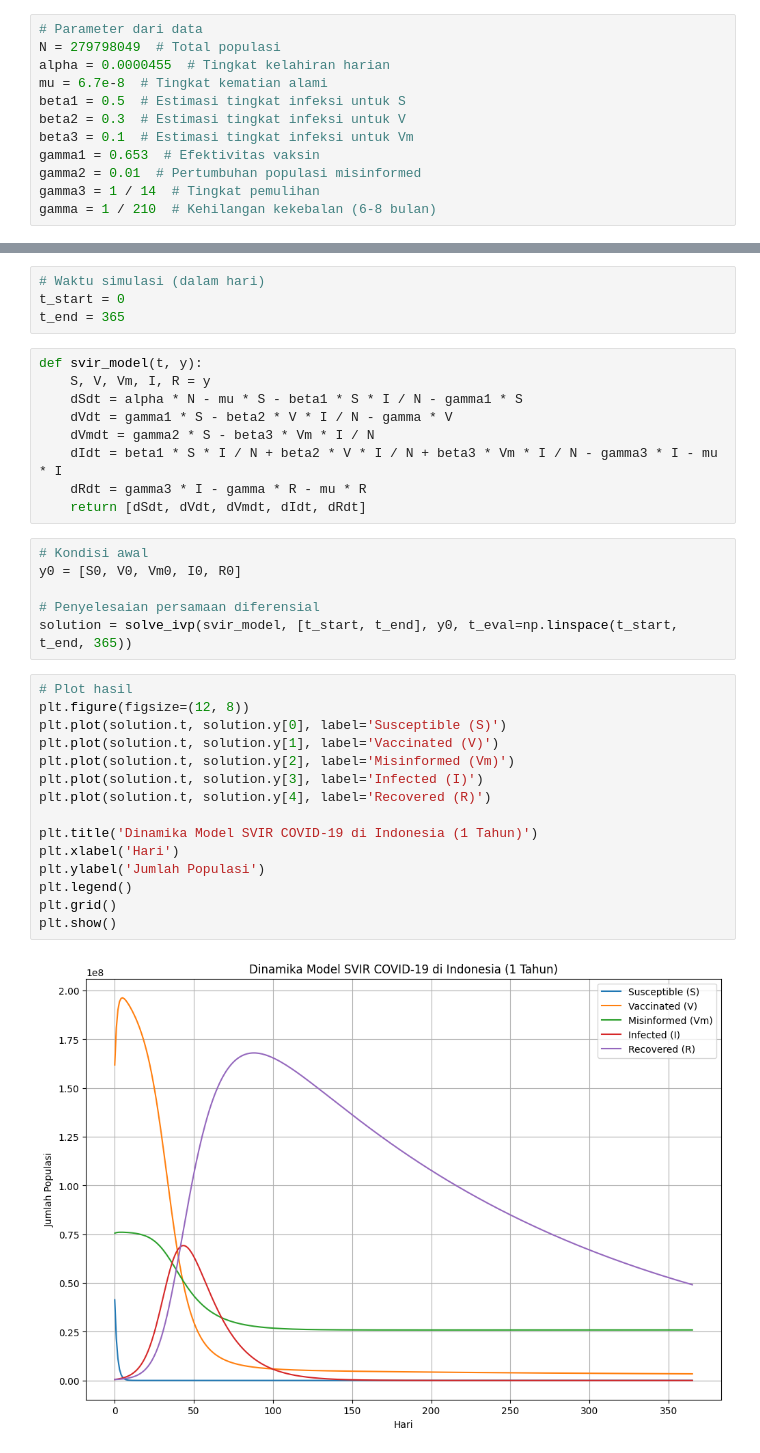
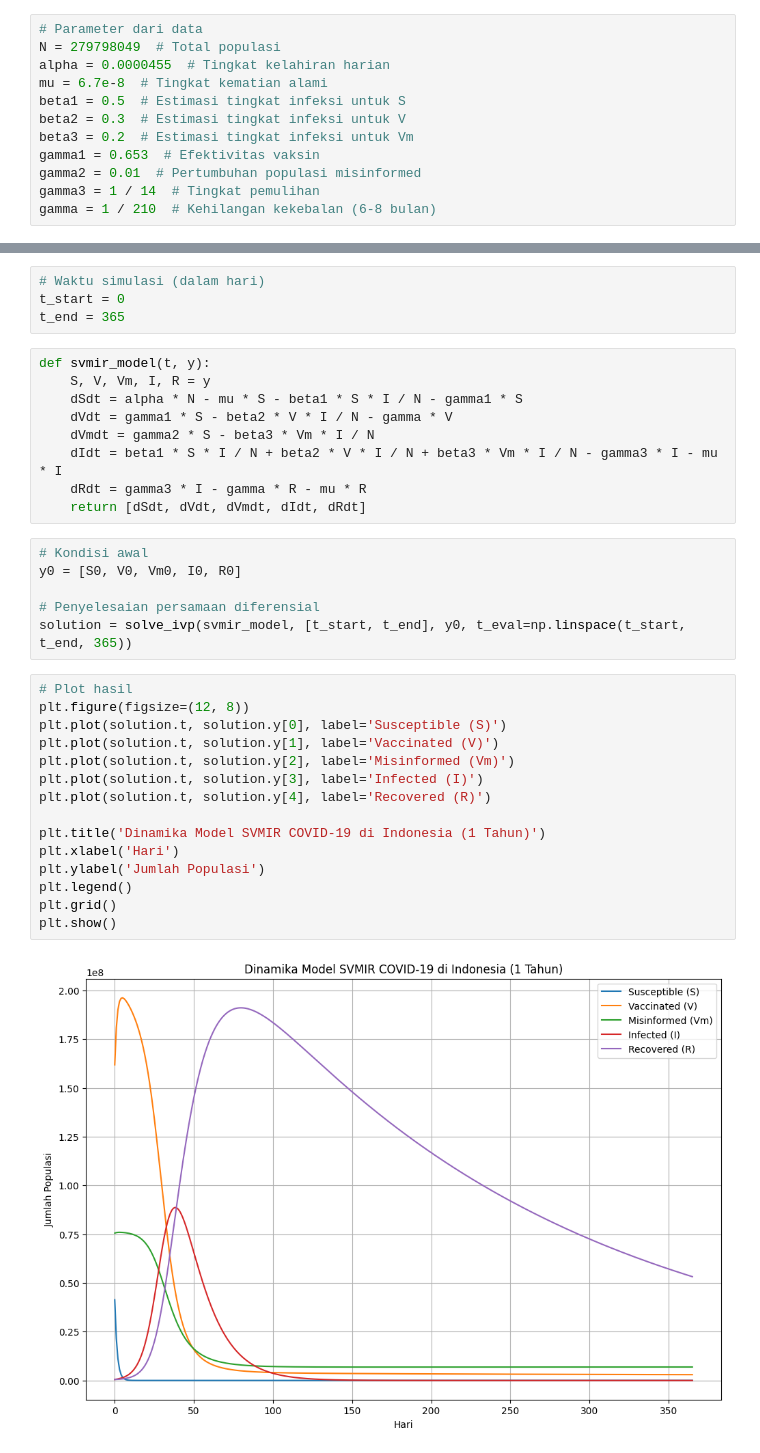
Before and after one commit to gbennnn/sir-model-covid19, a Jupyter notebook: code/sir-model-data-real.ipynb, the cells around one changed output, grey strips where cells are left out. Cells and saved outputs as stored; diff of their text form.

```diff
--- a/code/sir-model-data-real.ipynb
+++ b/code/sir-model-data-real.ipynb
@@ -9,7 +9,7 @@ alpha = 0.0000455  # Tingkat kelahiran harian
 mu = 6.7e-8  # Tingkat kematian alami
 beta1 = 0.5  # Estimasi tingkat infeksi untuk S
 beta2 = 0.3  # Estimasi tingkat infeksi untuk V
-beta3 = 0.1  # Estimasi tingkat infeksi untuk Vm
+beta3 = 0.2  # Estimasi tingkat infeksi untuk Vm
 gamma1 = 0.653  # Efektivitas vaksin
 gamma2 = 0.01  # Pertumbuhan populasi misinformed
 gamma3 = 1 / 14  # Tingkat pemulihan
@@ -26,7 +26,7 @@ S0 = N - I0 - R0 - V0 - Vm0  # Sisanya adalah populasi rentan
 t_start = 0
 t_end = 365
 # %%
-def svir_model(t, y):
+def svmir_model(t, y):
     S, V, Vm, I, R = y
     dSdt = alpha * N - mu * S - beta1 * S * I / N - gamma1 * S
     dVdt = gamma1 * S - beta2 * V * I / N - gamma * V
@@ -39,21 +39,21 @@ def svir_model(t, y):
 y0 = [S0, V0, Vm0, I0, R0]
 
 # Penyelesaian persamaan diferensial
-solution = solve_ivp(svir_model, [t_start, t_end], y0, t_eval=np.linspace(t_start, t_end, 365))
+solution = solve_ivp(svmir_model, [t_start, t_end], y0, t_eval=np.linspace(t_start, t_end, 365))
 # %%
 # Plot hasil
 plt.figure(figsize=(12, 8))
 plt.plot(solution.t, solution.y[0], label='Susceptible (S)')
 plt.plot(solution.t, solution.y[1], label='Vaccinated (V)')
 plt.plot(solution.t, solution.y[2], label='Misinformed (Vm)')
 plt.plot(solution.t, solution.y[3], label='Infected (I)')
 plt.plot(solution.t, solution.y[4], label='Recovered (R)')
 
-plt.title('Dinamika Model SVIR COVID-19 di Indonesia (1 Tahun)')
+plt.title('Dinamika Model SVMIR COVID-19 di Indonesia (1 Tahun)')
 plt.xlabel('Hari')
 plt.ylabel('Jumlah Populasi')
 plt.legend()
 plt.grid()
 plt.show()
 # %% [output]
-[figure, old version]
+[figure, new version]
```
Also changed, not shown: 3 other files.
